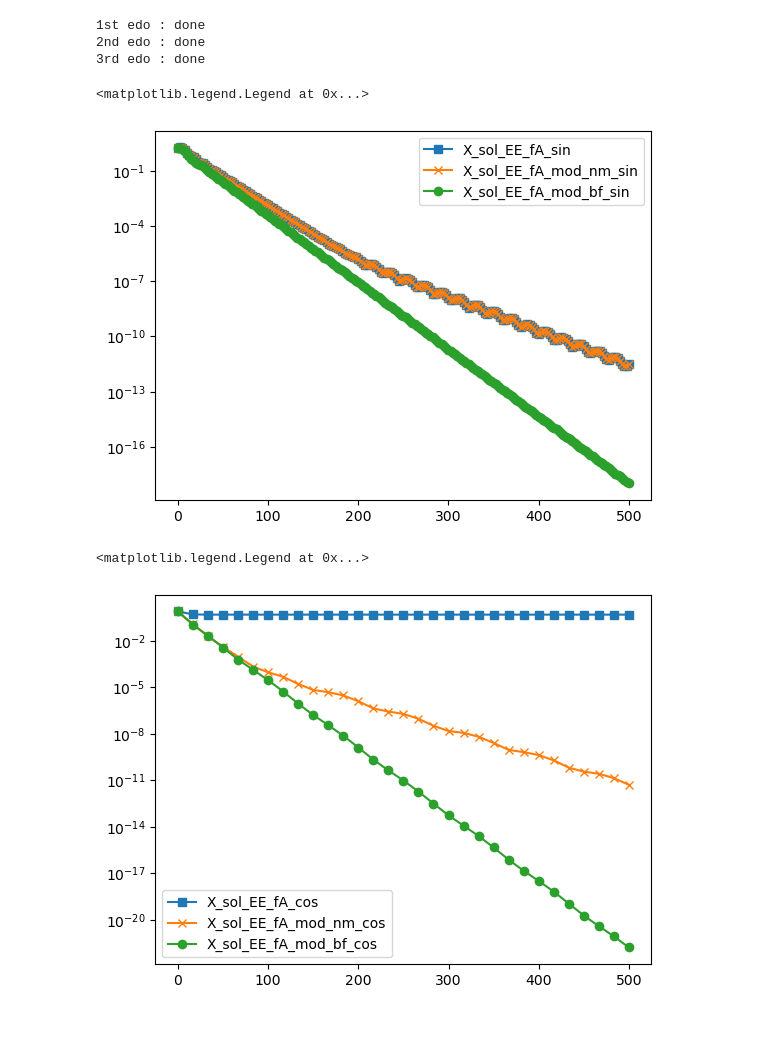
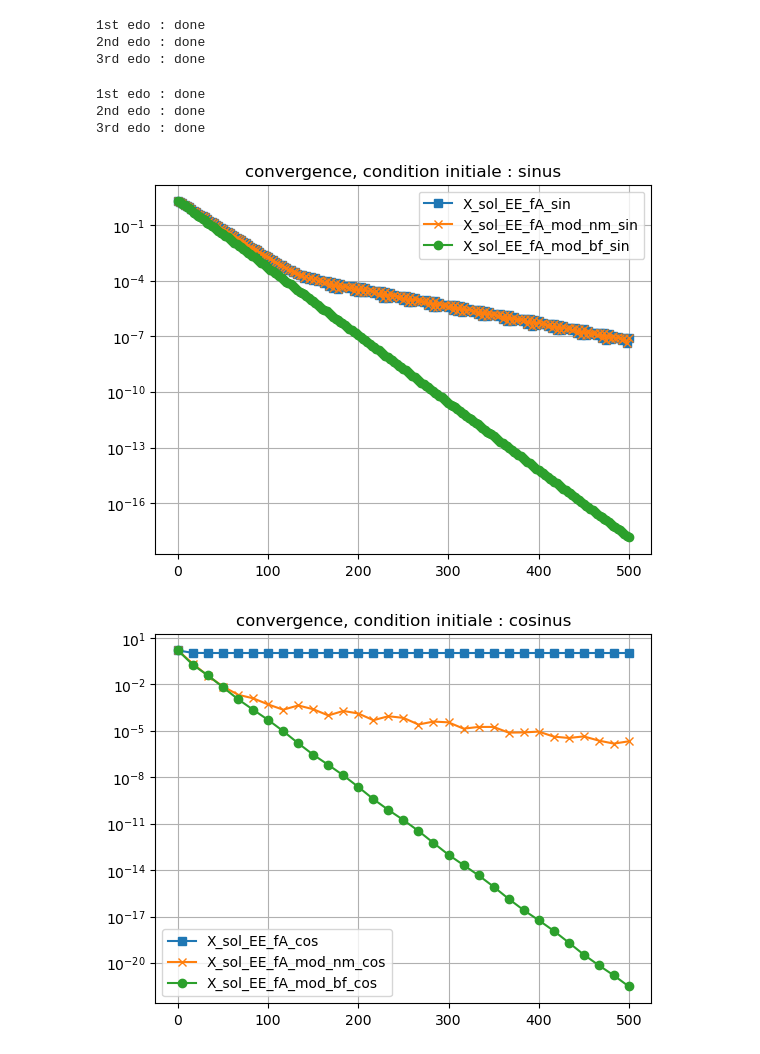
Before and after one commit to lucas-perrin/LWW_Assim, a Jupyter notebook: python_code/main_notebook.ipynb, the cells around one changed output. Cells and saved outputs as stored; diff of their text form; code cells hidden in the pictures; blank space fills up the shorter version.

Commit message:
more modification, adding mix initial condition, and results on a finer grid (more frequences available).

```diff
--- a/python_code/main_notebook.ipynb
+++ b/python_code/main_notebook.ipynb
@@ -9,7 +9,7 @@ import plotly.express as px
 
 x0 = 0
 L = 2 * np.pi
-Nx = 2**5 +1
+Nx = 2**6 +1
 Nf = Nx // 2
 dt = 1e-3
 a = 1
@@ -157,8 +163,9 @@ def create_Fourier_X0(nb_sin,nb_cos):
     X0 = np.concatenate((np.zeros(1),-sin_pos,sin_pos[::-1]))*1j + np.concatenate((np.zeros(1),cos_pos,cos_pos[::-1]))
     return X0
 
-X0_sin = create_Fourier_X0(2,0)
-X0_cos = create_Fourier_X0(0,2)
+X0_sin = create_Fourier_X0(N_ini_fq,0)
+X0_cos = create_Fourier_X0(0,N_ini_fq)
+X0_mix = create_Fourier_X0(N_ini_fq,N_ini_fq)
 
 print('number of frequences in initial condition :')
 print(sum(abs(X0_sin) > 0))
@@ -212,22 +226,36 @@ print('3rd edo : done')
 1st edo : done
 2nd edo : done
 3rd edo : done
+# %%
+X_sol_EE_fA_mix = Euler_Explicit(fA,fX0_mix,tspan)
+print('1st edo : done')
+X_sol_EE_fA_mod_nm_mix = Euler_Explicit(fA_mod_nm,fX0_mix,tspan)
+print('2nd edo : done')
+X_sol_EE_fA_mod_bf_mix = Euler_Explicit(fA_mod_bf,fX0_mix,tspan)
+print('3rd edo : done')
+# %% [output]
+1st edo : done
+2nd edo : done
+3rd edo : done
 # %%
 steps = tspan.shape[0]//200
 plt.semilogy(tspan[::steps],np.linalg.norm(X_sol_EE_fA_sin[0:,::steps],2,axis=0),'-s',label='X_sol_EE_fA_sin')
 plt.semilogy(tspan[::steps],np.linalg.norm(X_sol_EE_fA_mod_nm_sin[0:,::steps],2,axis=0),'-x',label='X_sol_EE_fA_mod_nm_sin')
 plt.semilogy(tspan[::steps],np.linalg.norm(X_sol_EE_fA_mod_bf_sin[0:,::steps],2,axis=0),'-o',label='X_sol_EE_fA_mod_bf_sin')
-
+plt.title(r'convergence, condition initiale : sinus')
+plt.grid()
 plt.legend()
+plt.show()
 # %% [output]
-<matplotlib.legend.Legend at 0x...>
-[figure, old version]
+[figure, new version]
 # %%
 steps = tspan.shape[0]//30
 plt.semilogy(tspan[::steps],np.linalg.norm(X_sol_EE_fA_cos[0:,::steps],2,axis=0),'-s',label='X_sol_EE_fA_cos')
 plt.semilogy(tspan[::steps],np.linalg.norm(X_sol_EE_fA_mod_nm_cos[0:,::steps],2,axis=0),'-x',label='X_sol_EE_fA_mod_nm_cos')
 plt.semilogy(tspan[::steps],np.linalg.norm(X_sol_EE_fA_mod_bf_cos[0:,::steps],2,axis=0),'-o',label='X_sol_EE_fA_mod_bf_cos')
+plt.title(r'convergence, condition initiale : cosinus')
+plt.grid()
 plt.legend()
+plt.show()
 # %% [output]
-<matplotlib.legend.Legend at 0x...>
-[figure, old version]
+[figure, new version]
```
Also changed, not shown: parts of 9 cells of this notebook.
